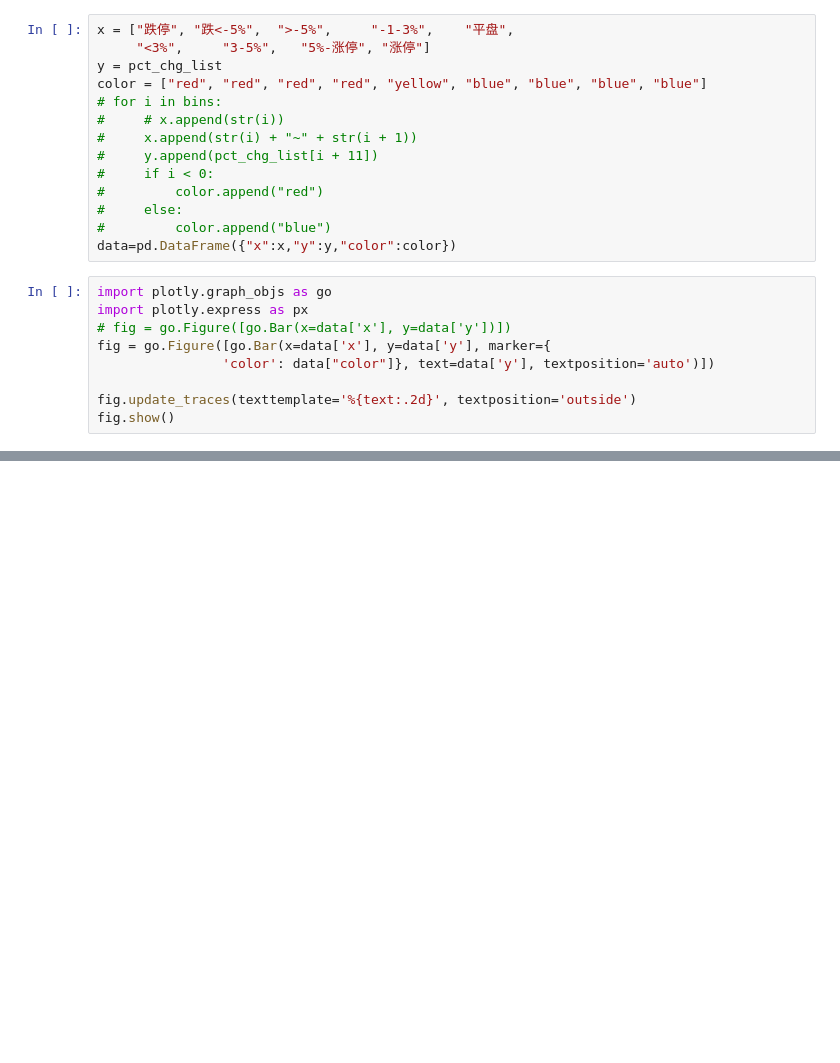
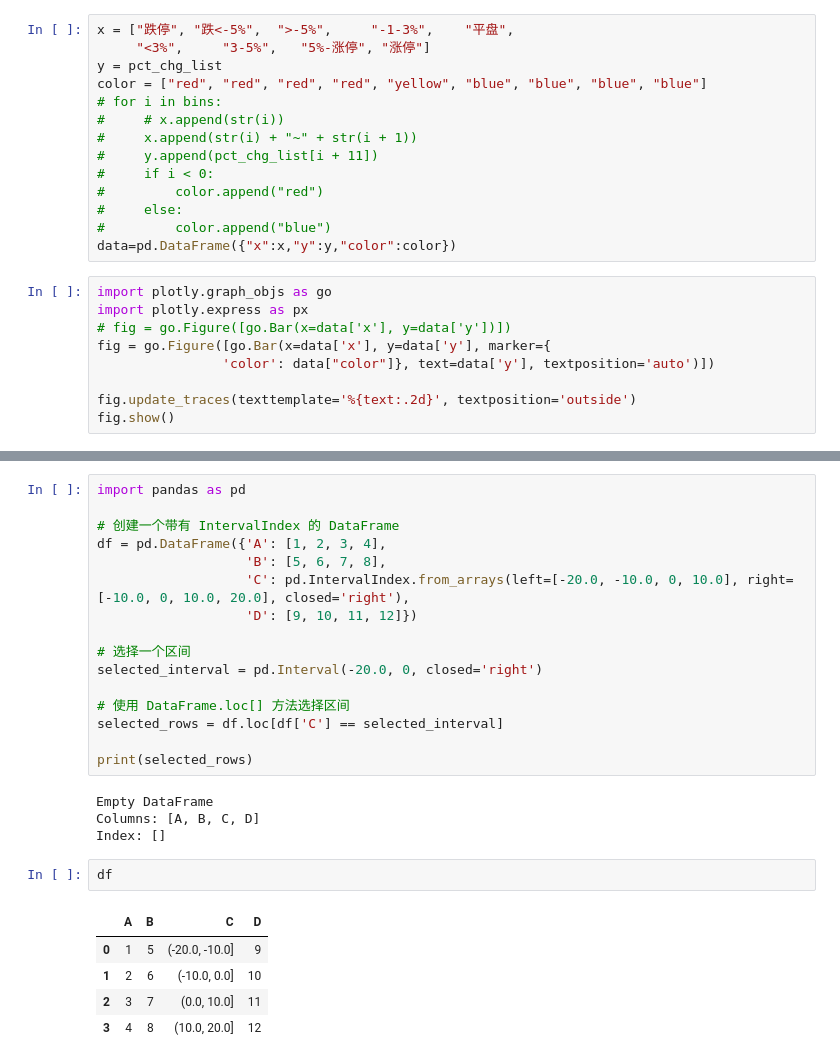
Before and after one commit to minikiller/streamlit-project, a Jupyter notebook: example/for_bar.ipynb, the cells around one changed output, grey strips where cells are left out. Cells and saved outputs as stored; diff of their text form; blank space fills up the shorter version.

```diff
--- a/example/for_bar.ipynb
+++ b/example/for_bar.ipynb
@@ -428,0 +510,28 @@ fig.show()
+# %%
+import pandas as pd
+
+# 创建一个带有 IntervalIndex 的 DataFrame
+df = pd.DataFrame({'A': [1, 2, 3, 4],
+                   'B': [5, 6, 7, 8],
+                   'C': pd.IntervalIndex.from_arrays(left=[-20.0, -10.0, 0, 10.0], right=[-10.0, 0, 10.0, 20.0], closed='right'),
+                   'D': [9, 10, 11, 12]})
+
+# 选择一个区间
+selected_interval = pd.Interval(-20.0, 0, closed='right')
+
+# 使用 DataFrame.loc[] 方法选择区间
+selected_rows = df.loc[df['C'] == selected_interval]
+
+print(selected_rows)
+# %% [output]
+Empty DataFrame
+Columns: [A, B, C, D]
+Index: []
+# %%
+df
+# %% [output]
+|  | A | B | C | D |
+| 0 | 1 | 5 | (-20.0, -10.0] | 9 |
+| 1 | 2 | 6 | (-10.0, 0.0] | 10 |
+| 2 | 3 | 7 | (0.0, 10.0] | 11 |
+| 3 | 4 | 8 | (10.0, 20.0] | 12 |
```
Also changed, not shown: parts of 14 cells of this notebook, 8 other files.
